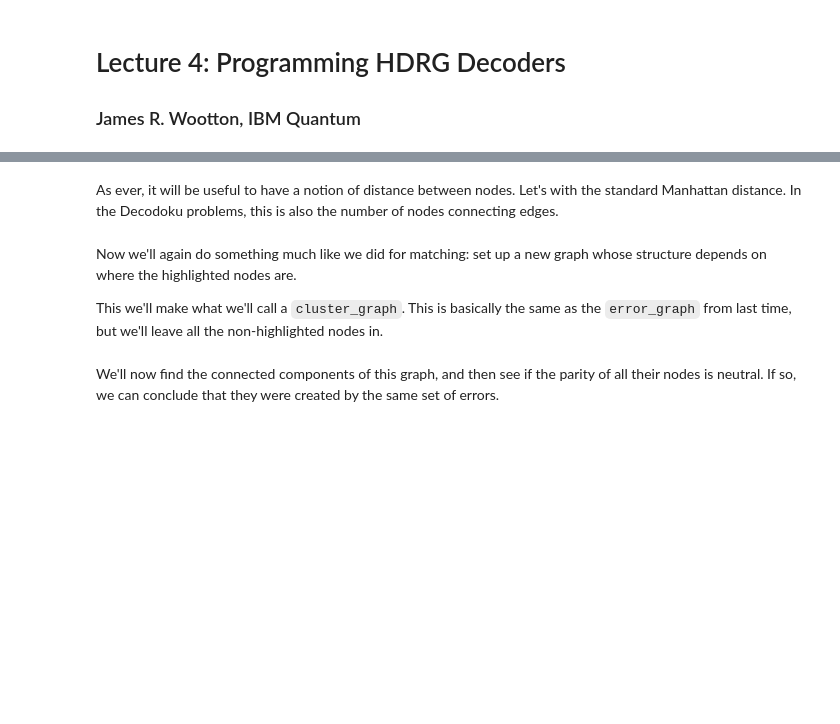
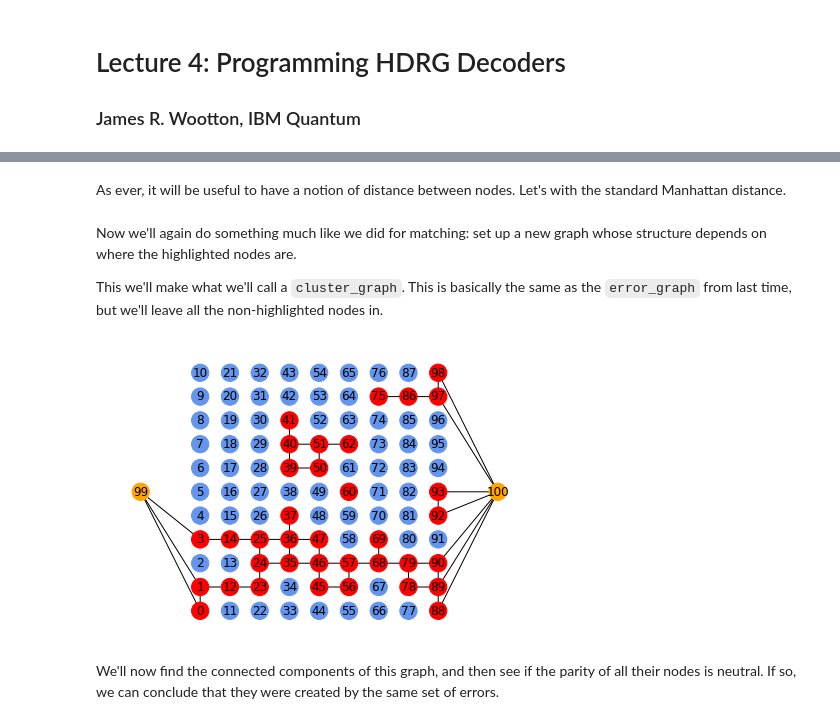
Before and after one commit to quantumjim/qec_lectures, a Jupyter notebook: lecture-4.ipynb, the cells around one changed output, grey strips where cells are left out. Drawn from its saved outputs; the diff is of its cells as text; code cells hidden in the pictures; blank space fills up the shorter version.

```diff
--- a/lecture-4.ipynb
+++ b/lecture-4.ipynb
@@ -48,0 +52,2 @@ game.draw_graph()
+# %%
+game.run()
@@ -49,5 +57,5 @@ game.draw_graph()
 # %% [markdown]
-As ever, it will be useful to have a notion of distance between nodes. Let's with the standard Manhattan distance. In the Decodoku problems, this is also the number of nodes connecting edges.
+As ever, it will be useful to have a notion of distance between nodes. Let's with the standard Manhattan distance.
 # %%
 def get_manhattan_distance(graph, n0, n1):
     node0 = graph[n0]
@@ -67,32 +75,39 @@ This we'll make what we'll call a `cluster_graph`. This is basically the same as
 # %%
 # set maximum distance
 dist_max = 1
 
 # get useful info
 d = game.d
 dg = game.decoding_graph.graph
 
 # create empty `DecodingGraph`
 cluster_graph = DecodingGraph(None)
 cg = cluster_graph.graph
 
 # add all nodes from dg
-for node in dg.nodes():
+node_color = ["cornflowerblue"]*len(dg)
+for n, node in enumerate(dg.nodes()):
     cg.add_node(node)
     if node['is_boundary']:
         # set boundary values to be nan
         node['value'] = np.nan
+    if node['highlighted']:
+        node_color[n] = 'red'
+    if node['is_boundary']:
+        node_color[n] = 'orange'
 
 # add an edge between a pair of nodes if their distance is small enough
 for n0, node0 in enumerate(dg.nodes()):
     for n1, node1 in enumerate(dg.nodes()):
         if n0<n1:
             dist = get_distance(dg,n0,n1)
             if dist<=dist_max:
                 if (node0['highlighted'] or node0['is_boundary']) and (node1['highlighted'] or node1['is_boundary']):
                     cg.add_edge(n0, n1, {'distance':get_distance(dg,n0,n1)})
 
-mpl_draw(cg, pos=game.graph_pos, with_labels=True)
+mpl_draw(cg, pos=game.graph_pos, node_color=node_color, with_labels=True)
+# %% [output]
+[figure, added]
 # %% [markdown]
 We'll now find the connected components of this graph, and then see if the parity of all their nodes is neutral. If so, we can conclude that they were created by the same set of errors.
 # %%
```
Also changed, not shown: parts of 24 cells of this notebook.
